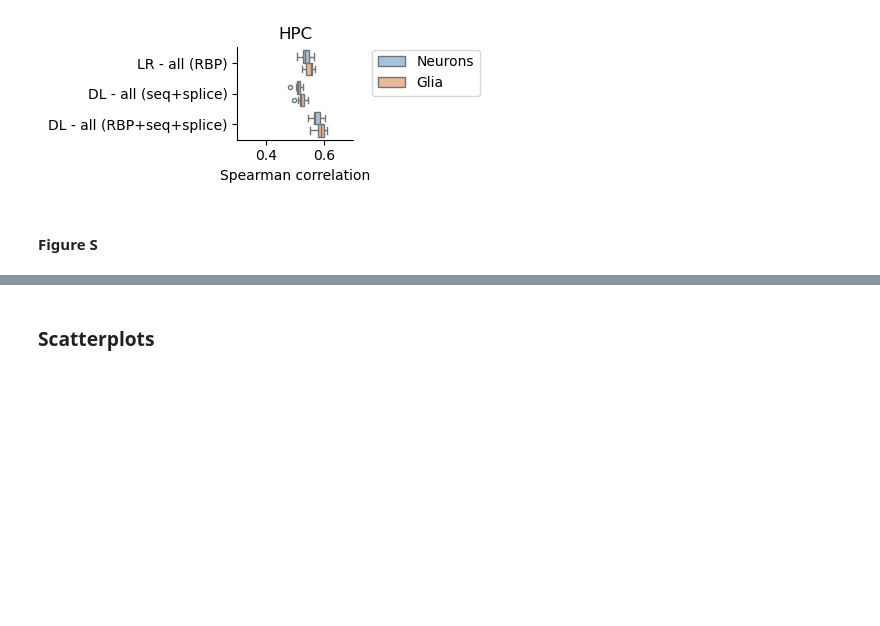
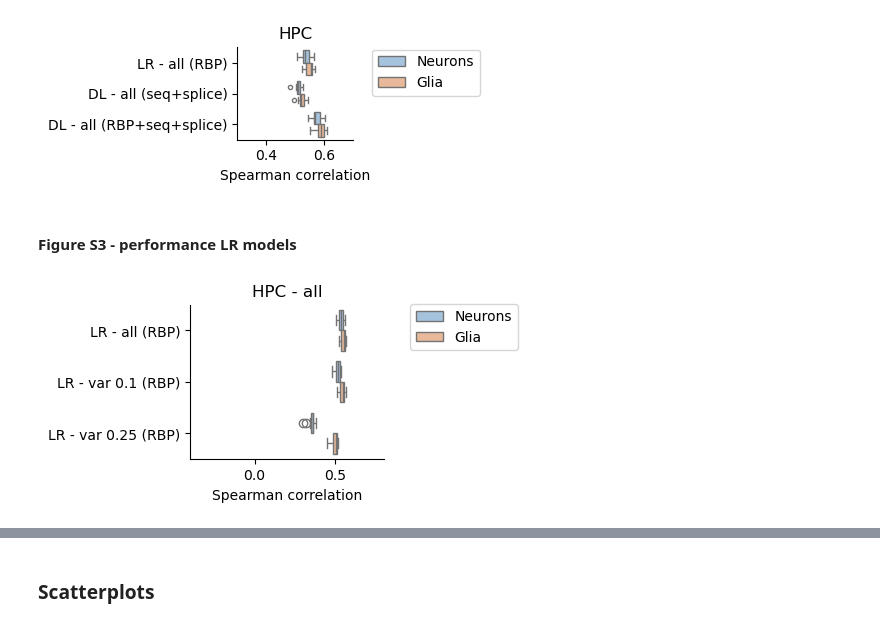
Before and after one commit to lcmmichielsen/PSI_pred, a Jupyter notebook: Figures/Figure 1DEF, S6 HPC.ipynb, the cells around one changed output, grey strips where cells are left out. Drawn from its saved outputs; the diff is of its cells as text; code cells hidden in the pictures; blank space fills up the shorter version.

```diff
--- a/Figures/Figure 1DEF, S6 HPC.ipynb
+++ b/Figures/Figure 1DEF, S6 HPC.ipynb
@@ -260,4 +260,22 @@ plt.show()
 # %% [output]
 [figure]
 # %% [markdown]
-#### Figure S
+#### Figure S3 - performance LR models
+# %%
+plt.figure(figsize=(2.5,2))
+sns.boxplot(data=sp_all, x='value', y='Model', hue='Cell type',
+            palette=['#9DC3E6', '#F4B68C'],
+           order=[
+             'LR - all (RBP)',
+             'LR - var 0.1 (RBP)',
+             'LR - var 0.25 (RBP)'])
+sns.despine()
+plt.xlabel('Spearman correlation')
+plt.ylabel('')
+plt.legend(bbox_to_anchor=(1.1, 1.05))
+plt.xlim([-0.4,0.8])
+plt.title('HPC - all')
+# plt.savefig('../../Evaluate models/Figures/new_202409/boxplot_HPC_LR_all.pdf', bbox_inches='tight')
+plt.show()
+# %% [output]
+[figure, added]
```
Also changed, not shown: parts of 2 cells of this notebook.
